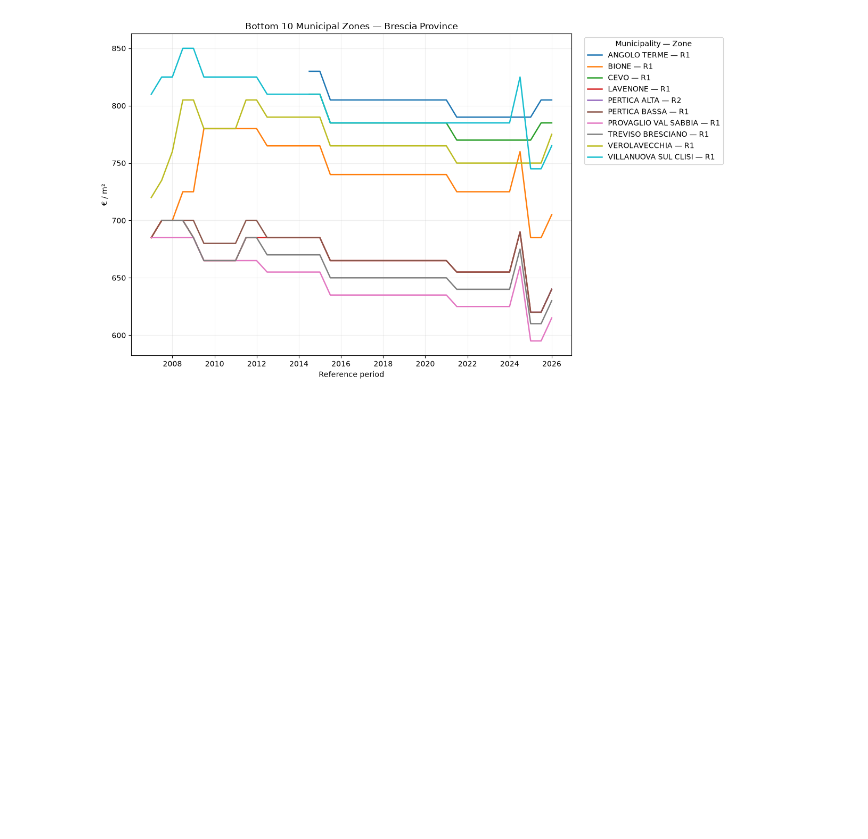
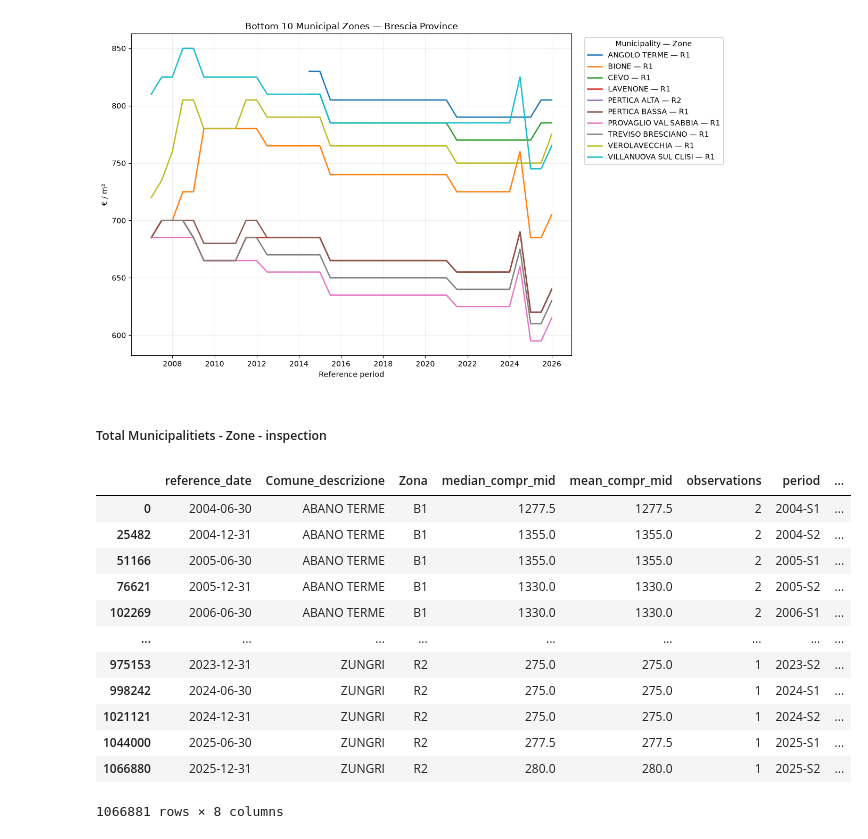
Before and after one commit to danielematix67-boop/italian-real-estate-analysis, a Jupyter notebook: notebooks/01.02_omi_quotations_exploration.ipynb, the cells around one changed output. Cells and saved outputs as stored; diff of their text form; code cells hidden in the pictures; blank space fills up the shorter version.

```diff
--- a/notebooks/01.02_omi_quotations_exploration.ipynb
+++ b/notebooks/01.02_omi_quotations_exploration.ipynb
@@ -1197,3 +1197,5 @@ fig.tight_layout()
 plt.show()
 # %% [output]
 [figure]
+# %% [markdown]
+##### Total Municipalitiets - Zone - inspection
@@ -1199,0 +1291,16 @@ plt.show()
+# %%
+national_zone_trend
+# %% [output]
+|  | reference_date | Comune_descrizione | Zona | median_compr_mid | mean_compr_mid | observations | period | ... |
+| 0 | 2004-06-30 | ABANO TERME | B1 | 1277.5 | 1277.5 | 2 | 2004-S1 | ... |
+| 25482 | 2004-12-31 | ABANO TERME | B1 | 1355.0 | 1355.0 | 2 | 2004-S2 | ... |
+| 51166 | 2005-06-30 | ABANO TERME | B1 | 1355.0 | 1355.0 | 2 | 2005-S1 | ... |
+| 76621 | 2005-12-31 | ABANO TERME | B1 | 1330.0 | 1330.0 | 2 | 2005-S2 | ... |
+| 102269 | 2006-06-30 | ABANO TERME | B1 | 1330.0 | 1330.0 | 2 | 2006-S1 | ... |
+| ... | ... | ... | ... | ... | ... | ... | ... | ... |
+| 975153 | 2023-12-31 | ZUNGRI | R2 | 275.0 | 275.0 | 1 | 2023-S2 | ... |
+| 998242 | 2024-06-30 | ZUNGRI | R2 | 275.0 | 275.0 | 1 | 2024-S1 | ... |
+| 1021121 | 2024-12-31 | ZUNGRI | R2 | 275.0 | 275.0 | 1 | 2024-S2 | ... |
+| 1044000 | 2025-06-30 | ZUNGRI | R2 | 277.5 | 277.5 | 1 | 2025-S1 | ... |
+| 1066880 | 2025-12-31 | ZUNGRI | R2 | 280.0 | 280.0 | 1 | 2025-S2 | ... |
+1066881 rows × 8 columns
```
Also changed, not shown: parts of 12 cells of this notebook.
